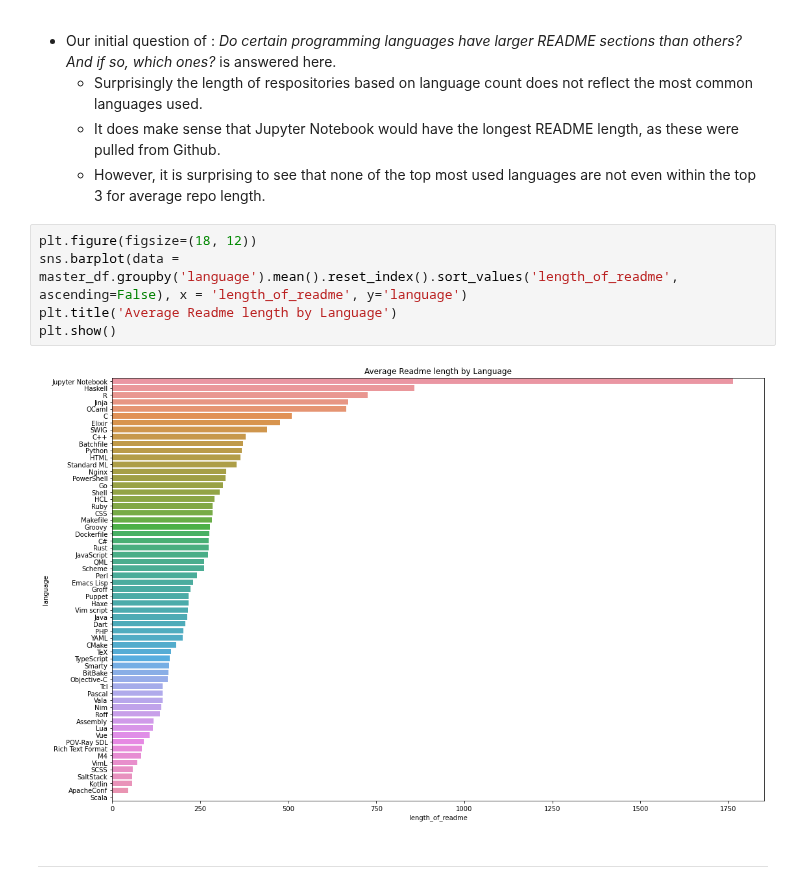
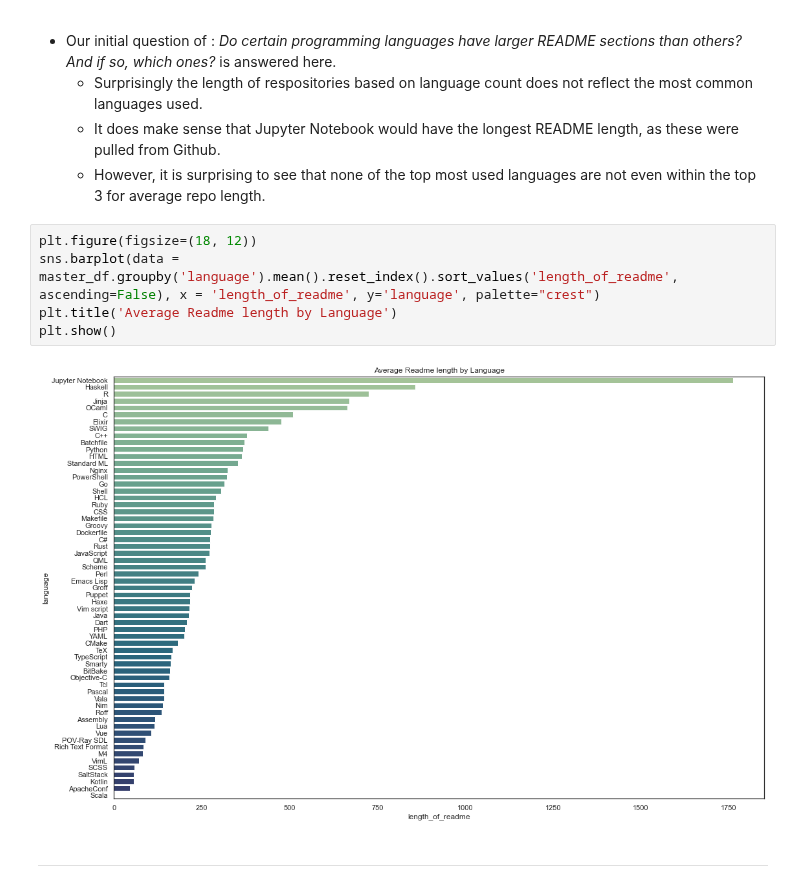
Before and after one commit to jemison-nlp-AnJeSt/github-NLP-project, a Jupyter notebook: Final_Notebook.ipynb, the cells around one changed output. Drawn from its saved outputs; the diff is of its cells as text.

```diff
--- a/Final_Notebook.ipynb
+++ b/Final_Notebook.ipynb
@@ -167,11 +175,11 @@ Text(0.5, 1.0, 'Percentages of the Top 10 Linux Repo languages')
     - However, it is surprising to see that none of the top most used languages are not even within the top 3 for average repo length.
 # %%
 plt.figure(figsize=(18, 12))
-sns.barplot(data = master_df.groupby('language').mean().reset_index().sort_values('length_of_readme', ascending=False), x = 'length_of_readme', y='language')
+sns.barplot(data = master_df.groupby('language').mean().reset_index().sort_values('length_of_readme', ascending=False), x = 'length_of_readme', y='language', palette="crest")
 plt.title('Average Readme length by Language')
 plt.show()
 # %% [output]
-[figure, old version]
+[figure, new version]
 # %% [markdown]
 _____________________________________
 # %% [markdown]
```
Also changed, not shown: parts of 80 cells of this notebook.
